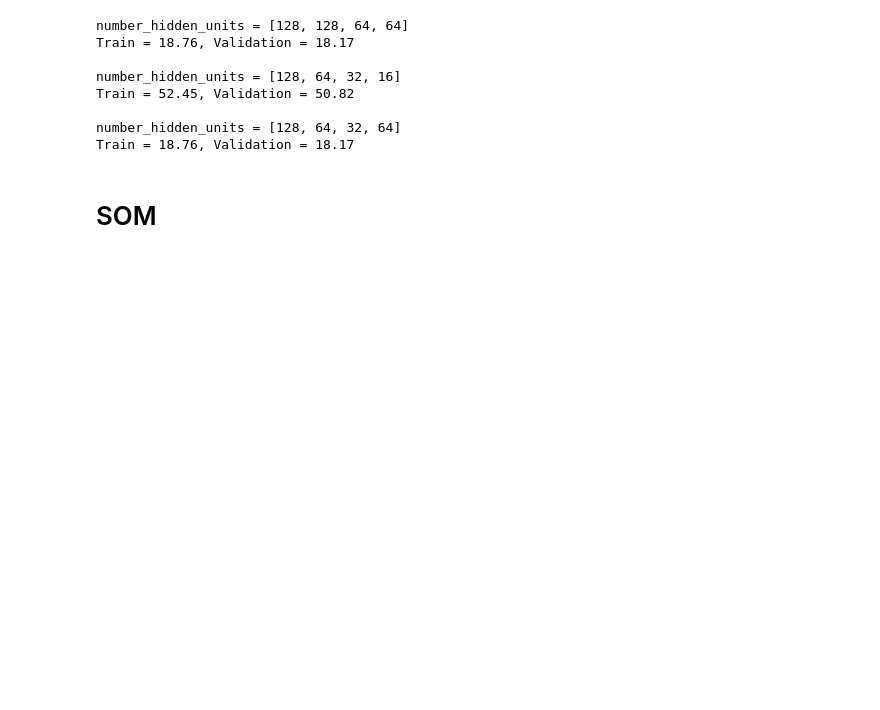
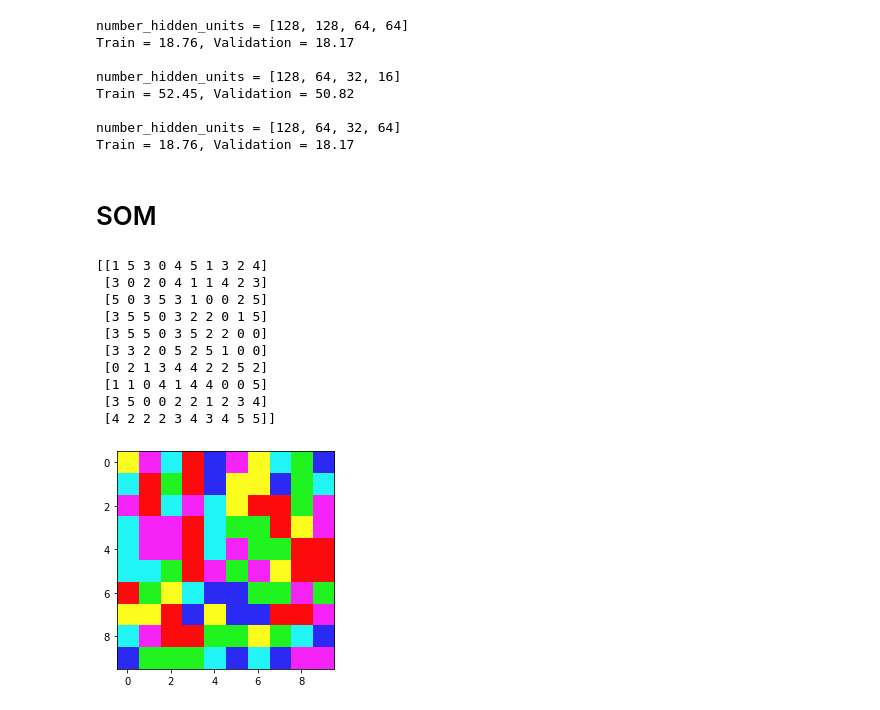
Before and after one commit to AUT-Student/NN-HW3, a Jupyter notebook: NN_HW3.ipynb, the cells around one changed output. Drawn from its saved outputs; the diff is of its cells as text; code cells hidden in the pictures; blank space fills up the shorter version.

Commit message:
Visualize Output Map

```diff
--- a/NN_HW3.ipynb
+++ b/NN_HW3.ipynb
@@ -280,6 +355,17 @@ class SOM():
 # %%
-som = SOM(number_epochs=10, map_size=(9, 9), number_features=len(X_train.columns),
-               initial_learning_rate=0.0001, initial_neighbor_strength=0.1,
-               raduis_neighbor=20.0,
-               learning_rate_decay=0.9, neighbor_strength_decay=0.9)
+som = SOM(number_epochs=5, map_size=(10,10), number_features=len(X_train.columns),
+               initial_learning_rate=0.00001, initial_radius=5,
+               radius_decay=0.95, X_train=X_train.to_numpy())
+# %% [output]
+[[1 5 3 0 4 5 1 3 2 4]
+ [3 0 2 0 4 1 1 4 2 3]
+ [5 0 3 5 3 1 0 0 2 5]
+ [3 5 5 0 3 2 2 0 1 5]
+ [3 5 5 0 3 5 2 2 0 0]
+ [3 3 2 0 5 2 5 1 0 0]
+ [0 2 1 3 4 4 2 2 5 2]
+ [1 1 0 4 1 4 4 0 0 5]
+ [3 5 0 0 2 2 1 2 3 4]
+ [4 2 2 2 3 4 3 4 5 5]]
+[figure, added]
 # %%
```
Also changed, not shown: parts of 14 cells of this notebook.
